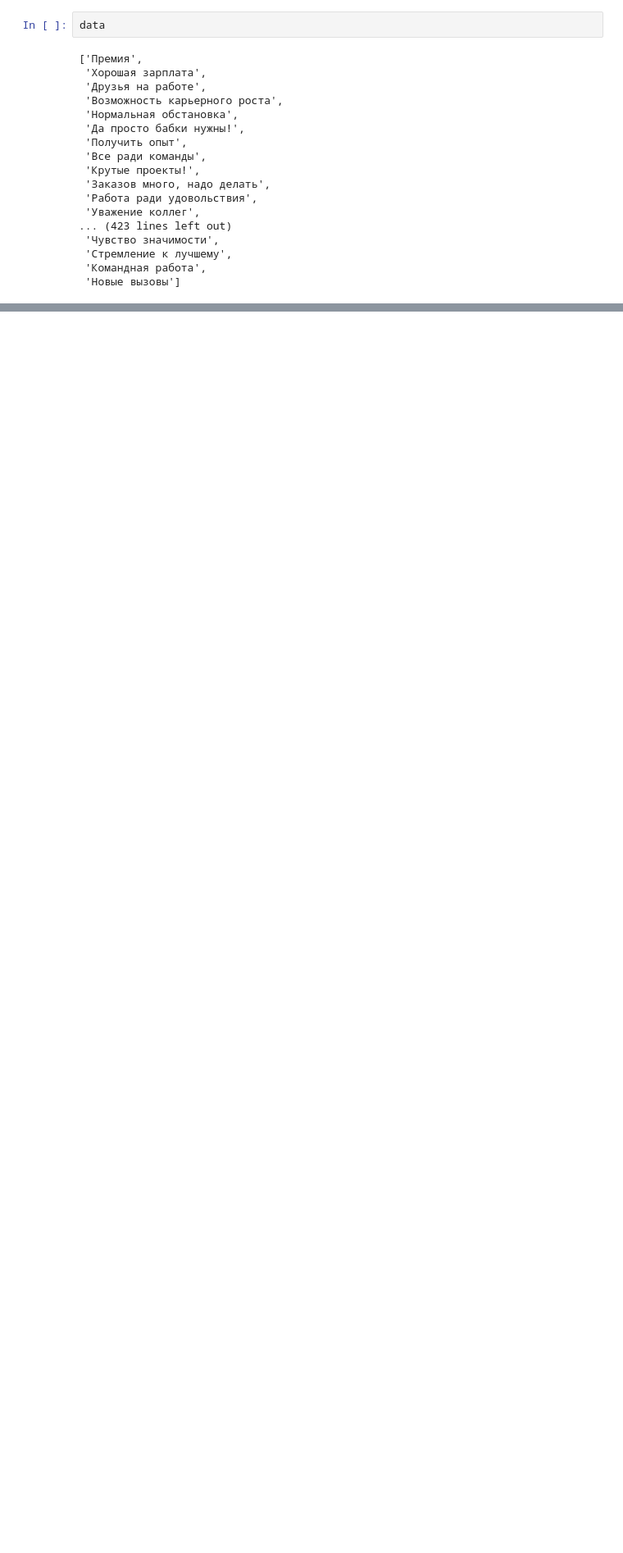
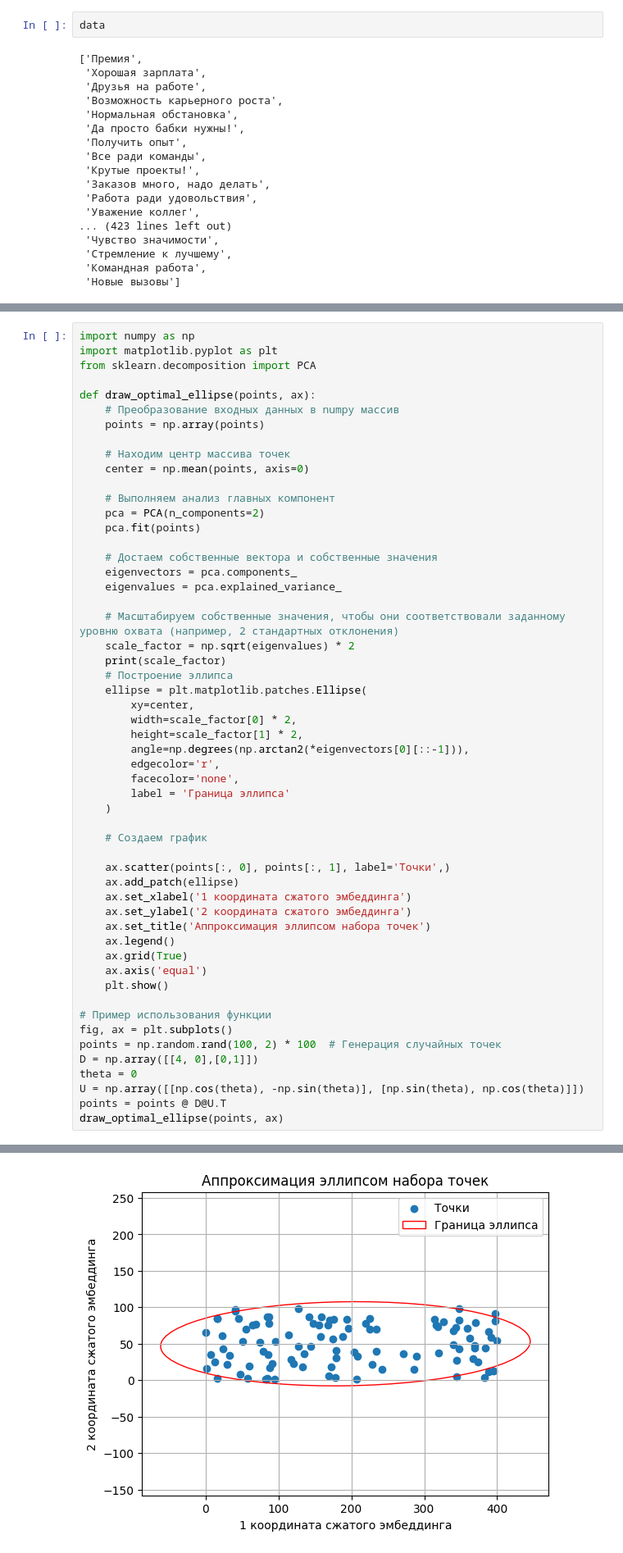
Before and after one commit to DrozdovMK/Hakaton-mts-link, a Jupyter notebook: notebooks/drozdov_test.ipynb, the cells around one changed output, grey strips where cells are left out. Shown at 82% size. Cells and saved outputs as stored; diff of their text form; blank space fills up the shorter version.

```diff
--- a/notebooks/drozdov_test.ipynb
+++ b/notebooks/drozdov_test.ipynb
@@ -230,0 +188,55 @@ list(np.array([1,2,5]))
+# %%
+import numpy as np
+import matplotlib.pyplot as plt
+from sklearn.decomposition import PCA
+
+def draw_optimal_ellipse(points, ax):
+    # Преобразование входных данных в numpy массив
+    points = np.array(points)
+
+    # Находим центр массива точек
+    center = np.mean(points, axis=0)
+
+    # Выполняем анализ главных компонент
+    pca = PCA(n_components=2)
+    pca.fit(points)
+
+    # Достаем собственные вектора и собственные значения
+    eigenvectors = pca.components_
+    eigenvalues = pca.explained_variance_
+
+    # Масштабируем собственные значения, чтобы они соответствовали заданному уровню охвата (например, 2 стандартных отклонения)
+    scale_factor = np.sqrt(eigenvalues) * 2
+    print(scale_factor)
+    # Построение эллипса
+    ellipse = plt.matplotlib.patches.Ellipse(
+        xy=center,
+        width=scale_factor[0] * 2,
+        height=scale_factor[1] * 2,
+        angle=np.degrees(np.arctan2(*eigenvectors[0][::-1])),
+        edgecolor='r',
+        facecolor='none',
+        label = 'Граница эллипса'
+    )
+
+    # Создаем график
+
+    ax.scatter(points[:, 0], points[:, 1], label='Точки',)
+    ax.add_patch(ellipse)
+    ax.set_xlabel('1 координата сжатого эмбеддинга')
+    ax.set_ylabel('2 координата сжатого эмбеддинга')
+    ax.set_title('Аппроксимация эллипсом набора точек')
+    ax.legend()
+    ax.grid(True)
+    ax.axis('equal')
+    plt.show()
+
+# Пример использования функции
+fig, ax = plt.subplots()
+points = np.random.rand(100, 2) * 100  # Генерация случайных точек
+D = np.array([[4, 0],[0,1]])
+theta = 0
+U = np.array([[np.cos(theta), -np.sin(theta)], [np.sin(theta), np.cos(theta)]])
+points = points @ D@U.T
+draw_optimal_ellipse(points, ax)
+# %% [output]
@@ -230,0 +244 @@ list(np.array([1,2,5]))
+[figure, added]
```
Also changed, not shown: parts of 15 cells of this notebook, 6 other files.
